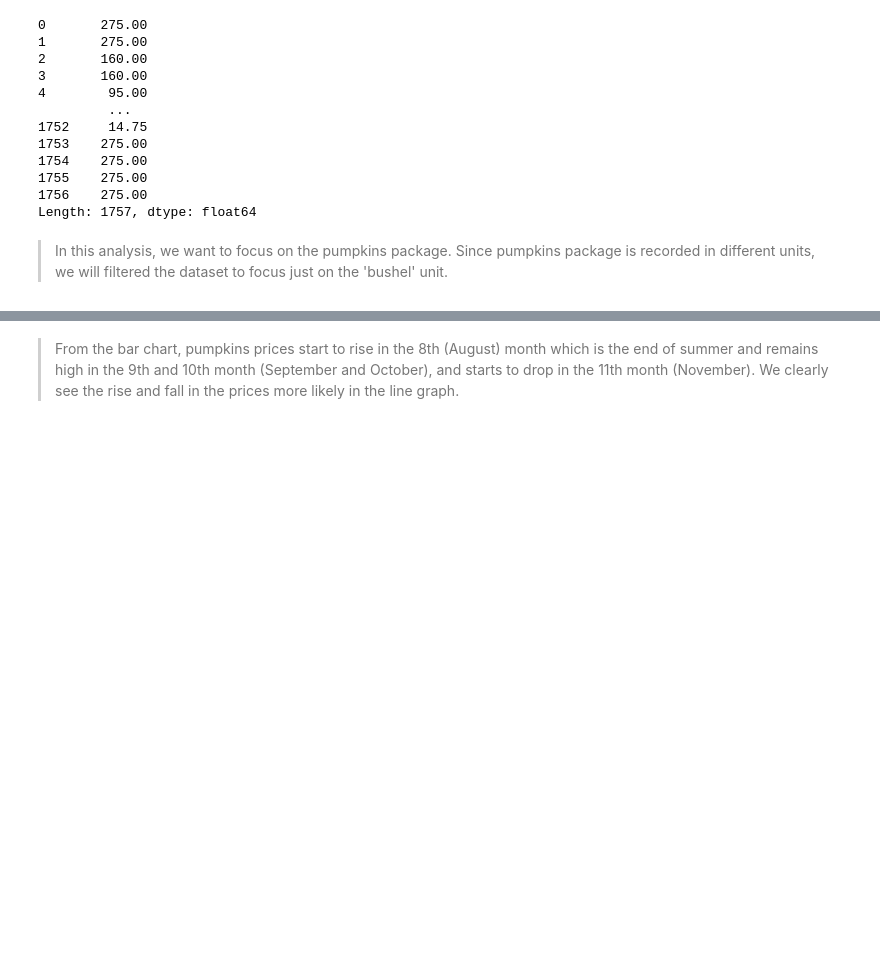
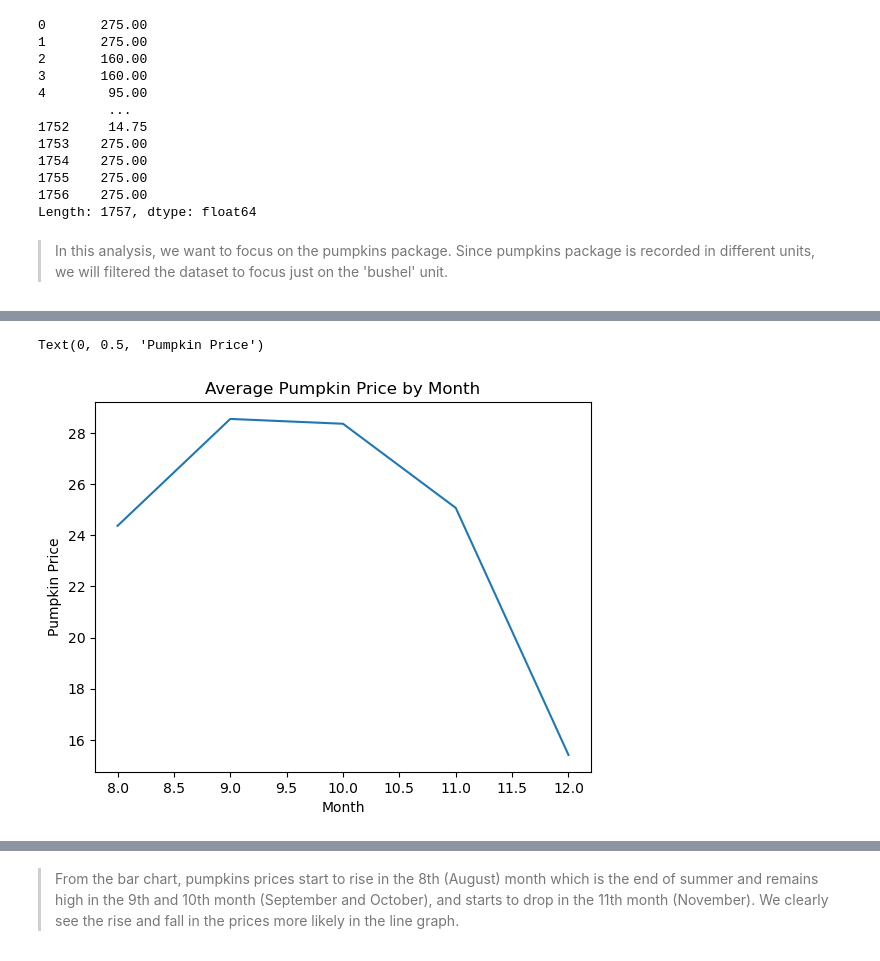
Before and after one commit to OMEAkin/REDI_ML_PROJECTS, a Jupyter notebook: REDI_ML_PROJECT.ipynb, the cells around one changed output, grey strips where cells are left out. Cells and saved outputs as stored; diff of their text form; code cells hidden in the pictures; blank space fills up the shorter version.

```diff
--- a/REDI_ML_PROJECT.ipynb
+++ b/REDI_ML_PROJECT.ipynb
@@ -248,5 +291,8 @@ Text(0, 0.5, 'Pumpkin Price')
 # %%
-new_pumpkins.groupby(['Month'])['Average_Price'].mean().plot(kind='line')
+new_pumpkins.groupby(['Month'])['Avg_Price'].mean().plot(kind='line')
 ax.set_xticks(range(int(new_pumpkins['Month'].min()), int(new_pumpkins['Month'].max()) + 1))
 plt.title("Average Pumpkin Price by Month")
 plt.ylabel("Pumpkin Price")
+# %% [output]
+Text(0, 0.5, 'Pumpkin Price')
+[figure, added]
```
Also changed, not shown: parts of 51 cells of this notebook.
